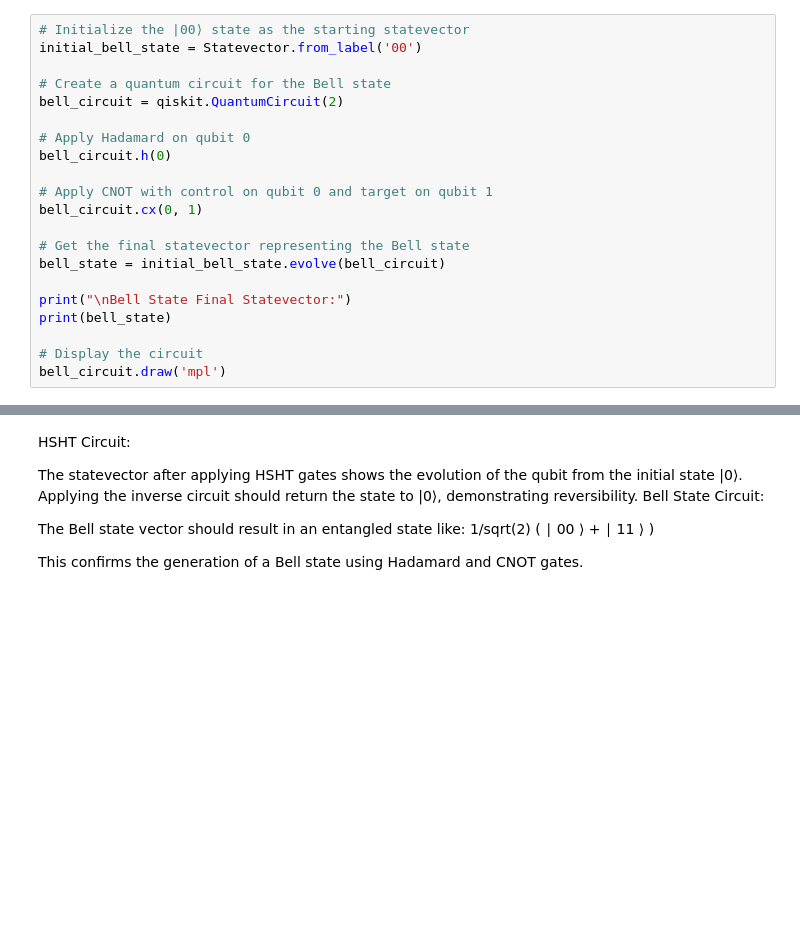
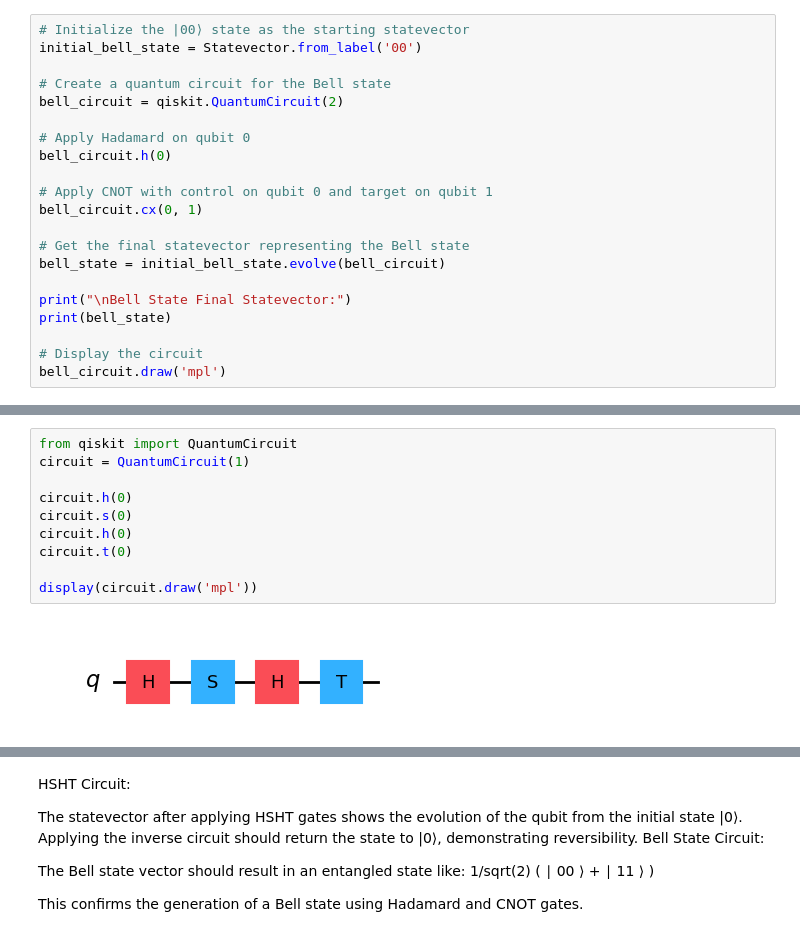
Before and after one commit to Sowmya-2348562/Quantum-Computing, a Jupyter notebook: 2348562_QC_Lab4.ipynb, the cells around one changed output, grey strips where cells are left out. Drawn from its saved outputs; the diff is of its cells as text; blank space fills up the shorter version.

```diff
--- a/2348562_QC_Lab4.ipynb
+++ b/2348562_QC_Lab4.ipynb
@@ -99,0 +169,12 @@ bell_circuit.draw('mpl')
+# %%
+from qiskit import QuantumCircuit
+circuit = QuantumCircuit(1)
+
+circuit.h(0)
+circuit.s(0)
+circuit.h(0)
+circuit.t(0)
+
+display(circuit.draw('mpl'))
+# %% [output]
+[figure, added]
```
Also changed, not shown: parts of 22 cells of this notebook.
